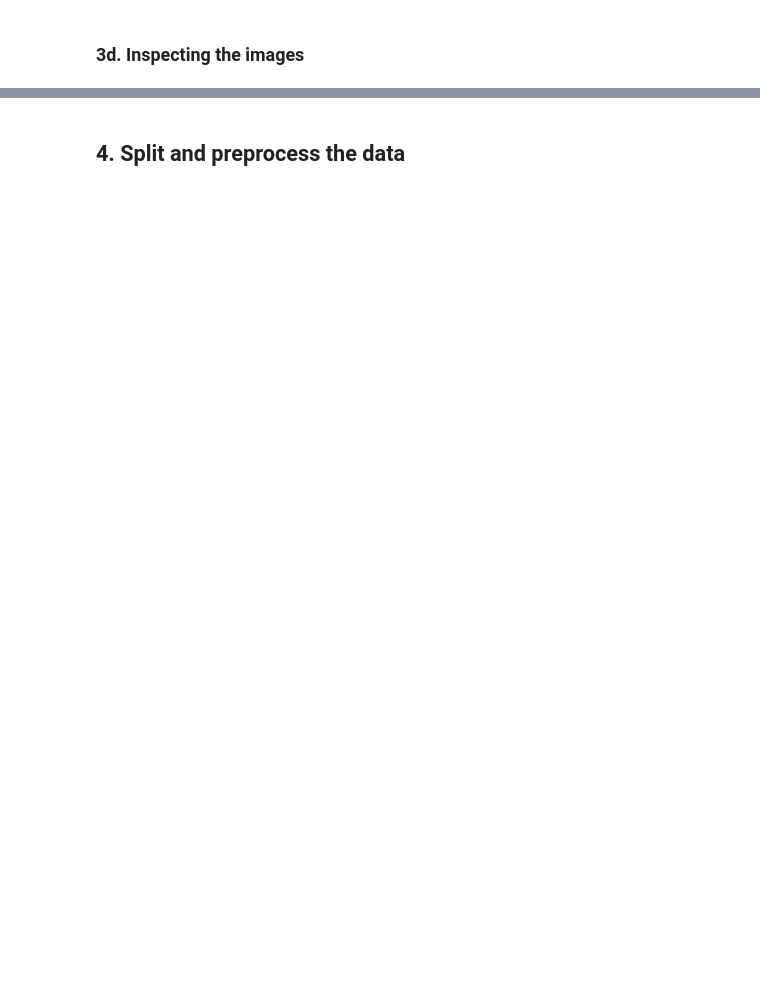
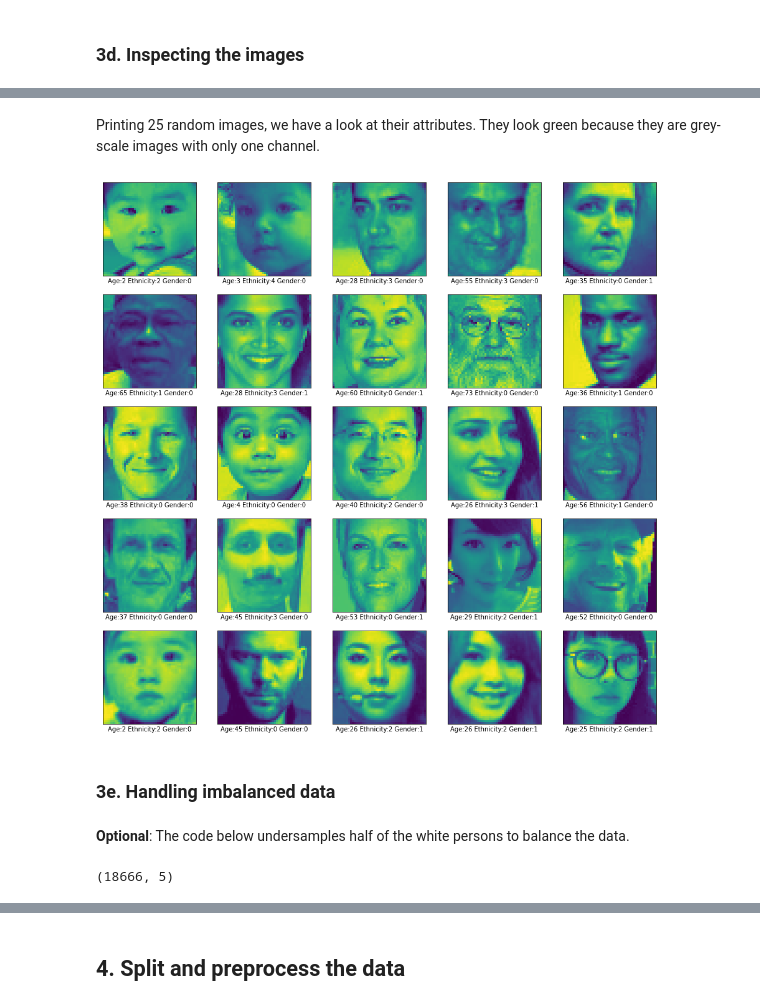
Before and after one commit to niyonx/Face-Classification, a Jupyter notebook: Face_Classification.ipynb, the cells around one changed output, grey strips where cells are left out. Drawn from its saved outputs; the diff is of its cells as text; code cells hidden in the pictures; blank space fills up the shorter version.

```diff
--- a/Face_Classification.ipynb
+++ b/Face_Classification.ipynb
@@ -94,5 +111,6 @@ Defining some metadata that will be useful afterwards.
 GENDER_CATEGORIES = ['Male', 'Female']
 RACE_CATEGORIES = ['White', 'Black', 'Asian', 'Indian', 'Others']
 IMG_SIZE = 48
+LEN_DATASET = 23705
 # %% [markdown]
 ## 3. Analyzing the data
@@ -211,8 +154,0 @@ plt.show()
-# %%
-X=np.zeros(shape=(23705,2304))
-
-for i in range(len(df.pixels)):
-    df.pixels[i]=np.array(df.pixels[i].split(),dtype='float32')
-    X[i]=df.pixels[i]
-
-X.shape
@@ -220,0 +157,2 @@ X_reshaped=X.reshape(-1,IMG_SIZE,IMG_SIZE)
+# %%
+X = np.array(np.vstack(df.pixels.apply(lambda x: x.split())),dtype='int32')
@@ -220,0 +169,24 @@ X_reshaped=X.reshape(-1,IMG_SIZE,IMG_SIZE)
+# %% [markdown]
+Printing 25 random images, we have a look at their attributes. They look green because they are grey-scale images with only one channel.
+# %%
+index = np.random.randint(0,LEN_DATASET,25)
+
+plt.figure(figsize=(16,16))
+
+for i in range(len(index)):
+    plt.subplot(5,5,(i%25)+1)
+    plt.grid(False)
+    plt.xticks([])
+    plt.yticks([])
+    plt.imshow(X[index[i]].reshape(IMG_SIZE,IMG_SIZE))
+    plt.xlabel(
+        f"""Age:{df['age'].iloc[index[i]]} Ethnicity:{df['ethnicity'].iloc[index[i]]} Gender:{df['gender'].iloc[index[i]]}"""
+    )
+
+plt.show()
+# %% [output]
+[figure, added]
+# %% [markdown]
+### 3e. Handling imbalanced data
+# %% [markdown]
+**Optional**: The code below undersamples half of the white persons to balance the data.
@@ -221,2 +202,4 @@ X_reshaped=X.reshape(-1,IMG_SIZE,IMG_SIZE)
 # %%
-X_reshaped.shape
+df.shape
+# %% [output]
+(18666, 5)
```
Also changed, not shown: parts of 222 cells of this notebook.
